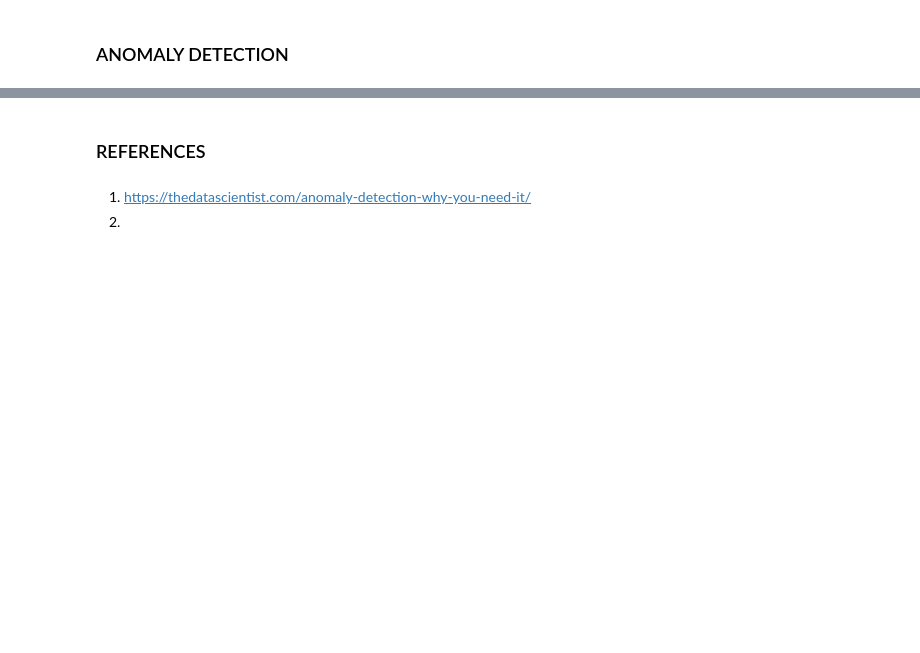
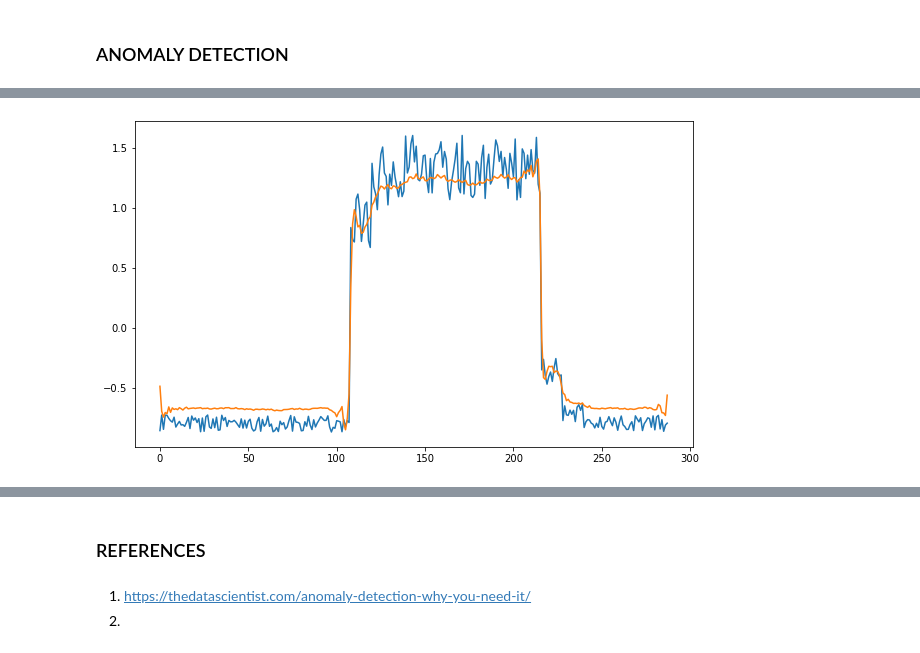
Before and after one commit to AnteDujic/MLS---Assesment, a Jupyter notebook: Practicals/05 - anomaly_detection.ipynb, the cells around one changed output, grey strips where cells are left out. Cells and saved outputs as stored; diff of their text form; code cells hidden in the pictures; blank space fills up the shorter version.

```diff
--- a/Practicals/05 - anomaly_detection.ipynb
+++ b/Practicals/05 - anomaly_detection.ipynb
@@ -460,0 +516,11 @@ plt.show()
+# %%
+#
+fig, ax = plt.subplots(figsize=(10, 6))
+
+#
+ax.plot(x_train[0])
+
+#
+ax.plot(x_train_pred[0]);
+# %% [output]
+[figure, added]
```
Also changed, not shown: parts of 31 cells of this notebook.
